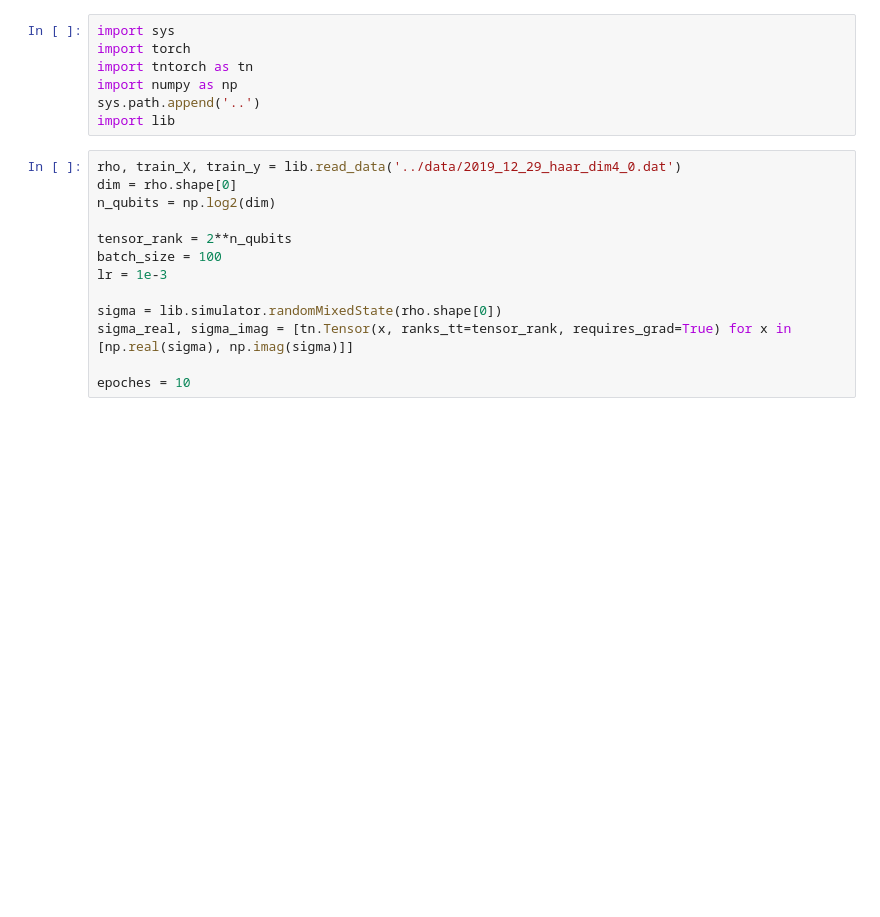
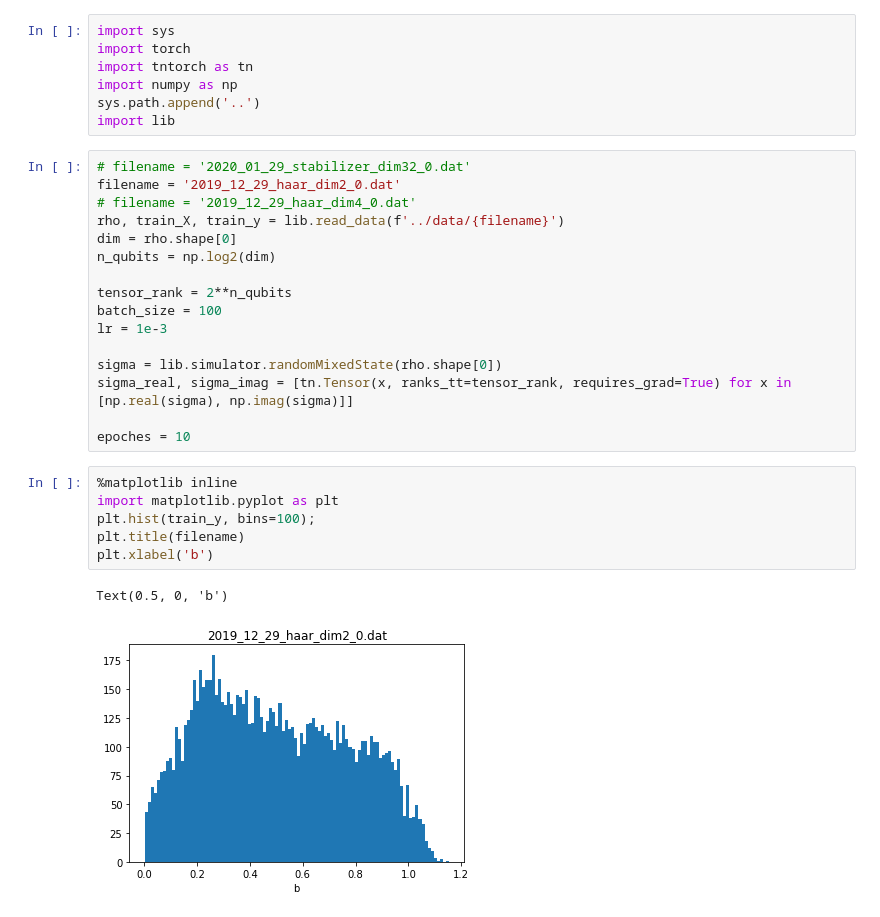
Before and after one commit to HSE-LAMBDA/quantum-learning, a Jupyter notebook: notebooks/Tensor networks on real data.ipynb, the cells around one changed output. Cells and saved outputs as stored; diff of their text form; blank space fills up the shorter version.

```diff
--- a/notebooks/Tensor networks on real data.ipynb
+++ b/notebooks/Tensor networks on real data.ipynb
@@ -6,7 +6,10 @@ import numpy as np
 sys.path.append('..')
 import lib
 # %%
-rho, train_X, train_y = lib.read_data('../data/2019_12_29_haar_dim4_0.dat')
+# filename = '2020_01_29_stabilizer_dim32_0.dat'
+filename = '2019_12_29_haar_dim2_0.dat'
+# filename = '2019_12_29_haar_dim4_0.dat'
+rho, train_X, train_y = lib.read_data(f'../data/{filename}')
 dim = rho.shape[0]
 n_qubits = np.log2(dim)
 
@@ -18,6 +21,15 @@ sigma = lib.simulator.randomMixedState(rho.shape[0])
 sigma_real, sigma_imag = [tn.Tensor(x, ranks_tt=tensor_rank, requires_grad=True) for x in [np.real(sigma), np.imag(sigma)]]
 
 epoches = 10
+# %%
+%matplotlib inline
+import matplotlib.pyplot as plt
+plt.hist(train_y, bins=100);
+plt.title(filename)
+plt.xlabel('b')
+# %% [output]
+Text(0.5, 0, 'b')
+[figure, added]
 # %%
 def trace(tensor):
     if len(tensor.shape) == 2:
```
Also changed, not shown: parts of 2 cells of this notebook, 3 other files.
